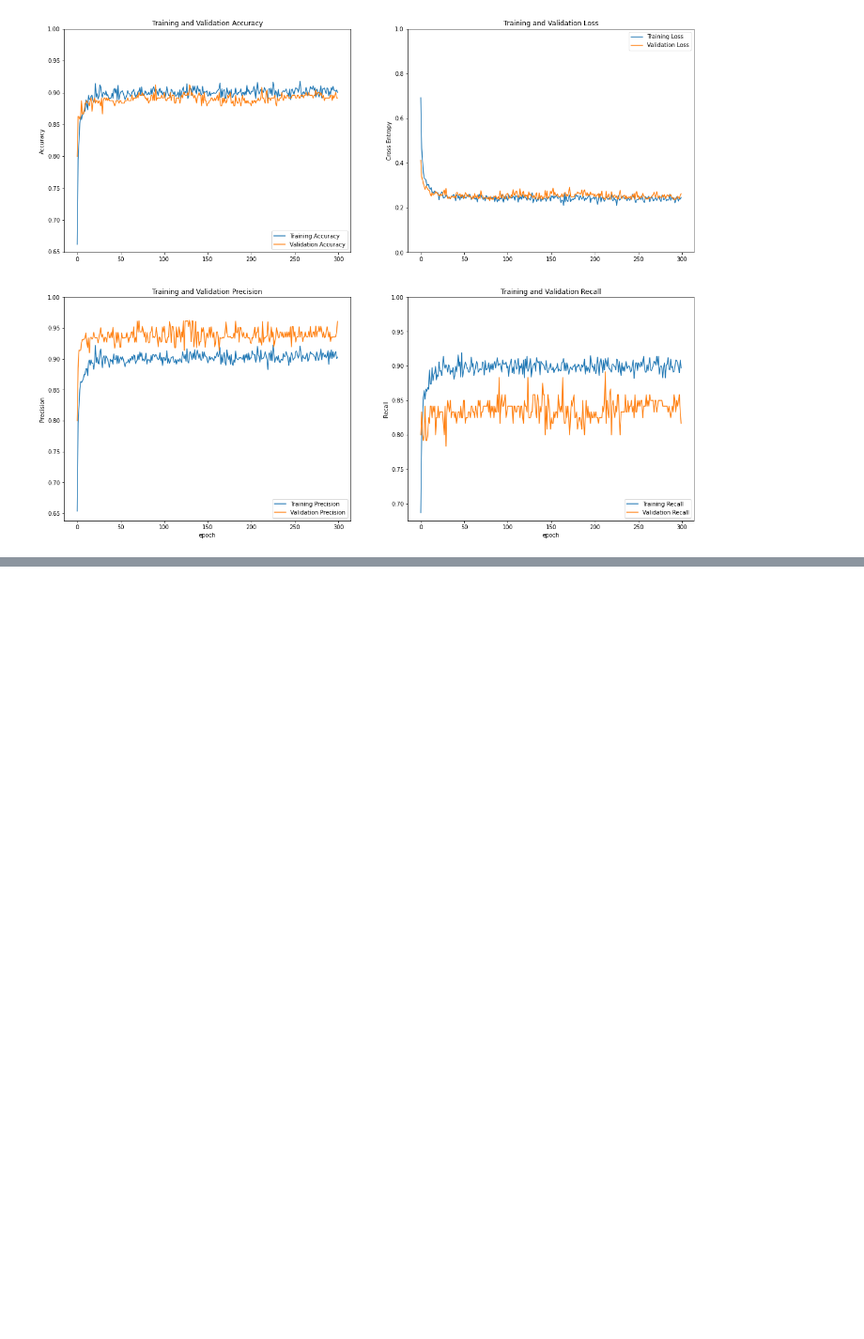
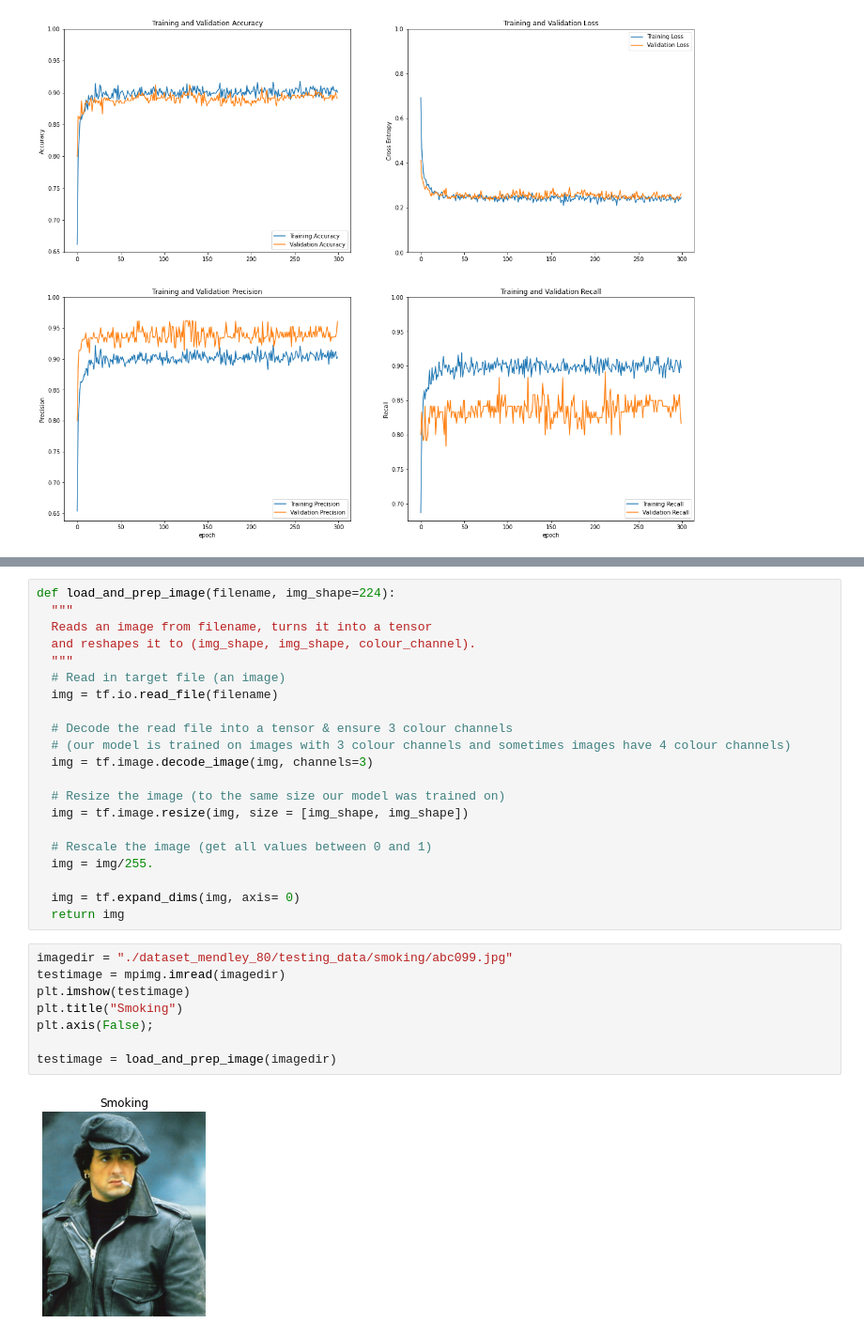
Before and after one commit to miqbalzidan/SmokingDetectionMnetV3, a Jupyter notebook: exp15.ipynb, the cells around one changed output, grey strips where cells are left out. Shown at 94% size. Cells and saved outputs as stored; diff of their text form; blank space fills up the shorter version.

```diff
--- a/exp15.ipynb
+++ b/exp15.ipynb
@@ -340,0 +399,31 @@ plt.show()
+# %%
+def load_and_prep_image(filename, img_shape=224):
+  """
+  Reads an image from filename, turns it into a tensor
+  and reshapes it to (img_shape, img_shape, colour_channel).
+  """
+  # Read in target file (an image)
+  img = tf.io.read_file(filename)
+
+  # Decode the read file into a tensor & ensure 3 colour channels
+  # (our model is trained on images with 3 colour channels and sometimes images have 4 colour channels)
+  img = tf.image.decode_image(img, channels=3)
+
+  # Resize the image (to the same size our model was trained on)
+  img = tf.image.resize(img, size = [img_shape, img_shape])
+
+  # Rescale the image (get all values between 0 and 1)
+  img = img/255.
+
+  img = tf.expand_dims(img, axis= 0)
+  return img
+# %%
+imagedir = "./dataset_mendley_80/testing_data/smoking/abc099.jpg"
+testimage = mpimg.imread(imagedir)
+plt.imshow(testimage)
+plt.title("Smoking")
+plt.axis(False);
+
+testimage = load_and_prep_image(imagedir)
+# %% [output]
+[figure, added]
```
Also changed, not shown: parts of 16 cells of this notebook, 10 other files.
